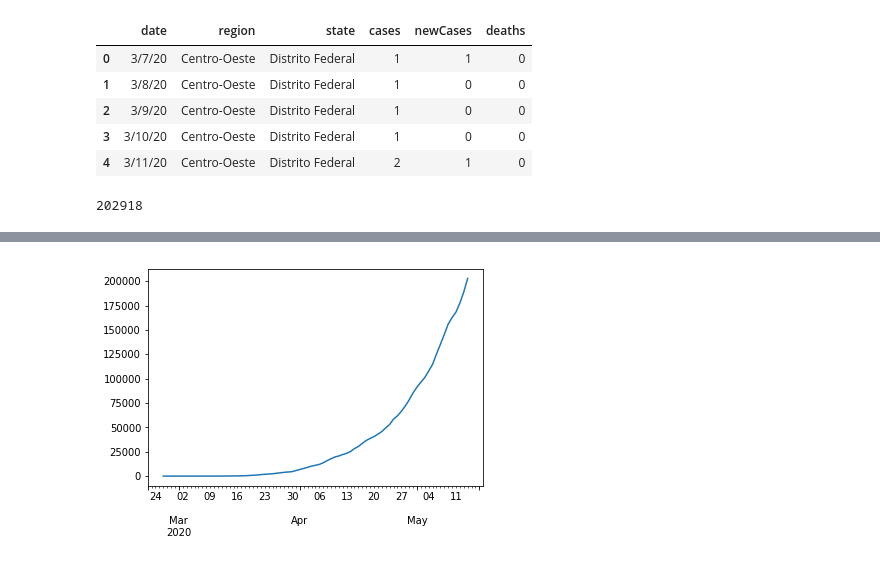
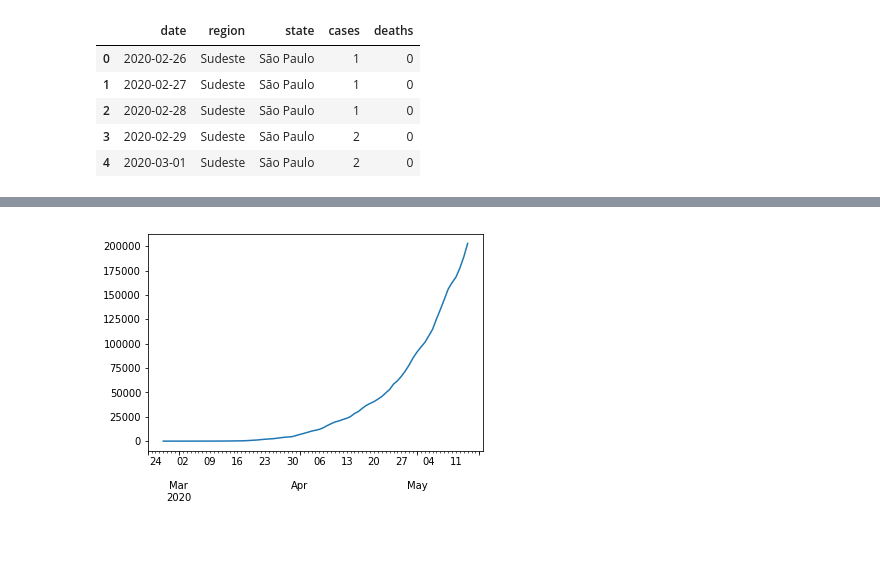
Before and after one commit to sundar1122/covid19, a Jupyter notebook: Brazil Analysis.ipynb, the cells around one changed output, grey strips where cells are left out. Saved outputs shown, nothing was run; the diff lists cells and outputs as text; code cells hidden in the pictures.

```diff
--- a/Brazil Analysis.ipynb
+++ b/Brazil Analysis.ipynb
@@ -9,18 +9,14 @@ import numpy as np
 from math import sqrt
 # %%
 ## loading and reading in csv dataset using pandas
-brazil_df = pd.read_csv('brazil_covid19_revised.csv')
+brazil_df = pd.read_csv('brazil_covid19.csv')
 brazil_df.head()
 # %% [output]
-|  | date | region | state | cases | newCases | deaths |
-| 0 | 3/7/20 | Centro-Oeste | Distrito Federal | 1 | 1 | 0 |
-| 1 | 3/8/20 | Centro-Oeste | Distrito Federal | 1 | 0 | 0 |
-| 2 | 3/9/20 | Centro-Oeste | Distrito Federal | 1 | 0 | 0 |
-| 3 | 3/10/20 | Centro-Oeste | Distrito Federal | 1 | 0 | 0 |
-| 4 | 3/11/20 | Centro-Oeste | Distrito Federal | 2 | 1 | 0 |
+|  | date | region | state | cases | deaths |
+| 0 | 2020-02-26 | Sudeste | São Paulo | 1 | 0 |
+| 1 | 2020-02-27 | Sudeste | São Paulo | 1 | 0 |
+| 2 | 2020-02-28 | Sudeste | São Paulo | 1 | 0 |
+| 3 | 2020-02-29 | Sudeste | São Paulo | 2 | 0 |
+| 4 | 2020-03-01 | Sudeste | São Paulo | 2 | 0 |
-# %%
-brazil_df[brazil_df['date'] == '5/14/20']['cases'].sum()
-# %% [output]
-202918
 # %%
 brazil_df['date'] = pd.to_datetime(brazil_df['date'])
```
Also changed, not shown: parts of 16 cells of this notebook, 3 other files.
